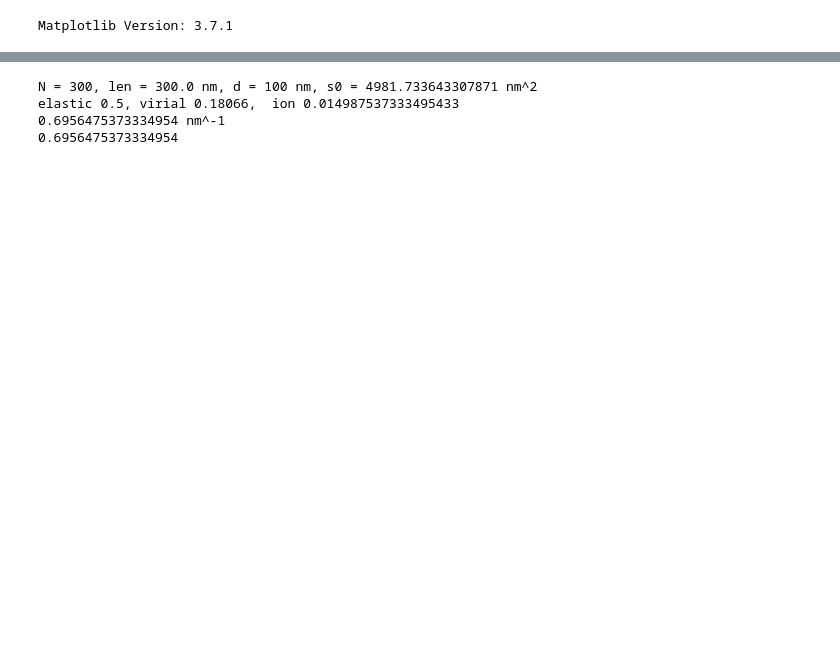
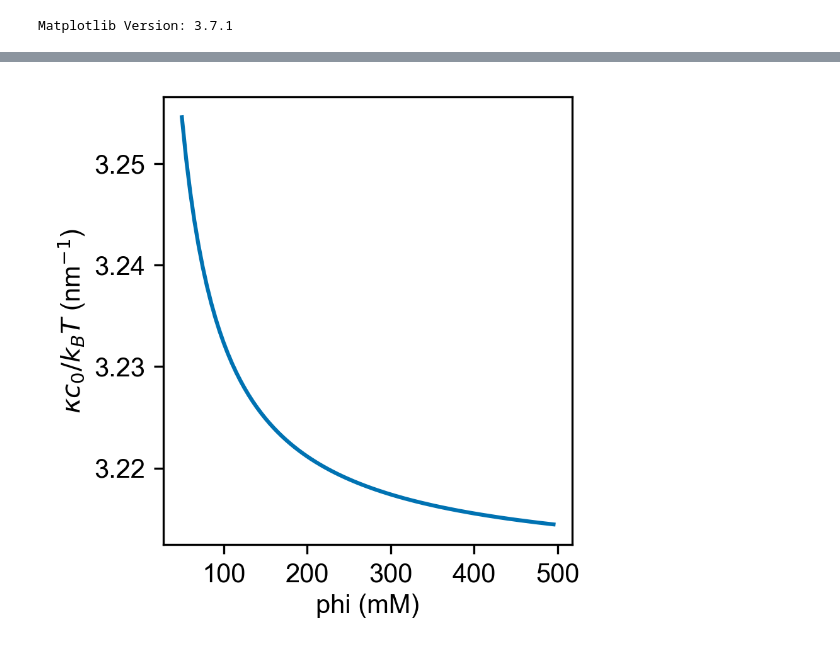
Before and after one commit to RangamaniLabUCSD/2023-IDP-bending, a Jupyter notebook: model.ipynb, the cells around one changed output, grey strips where cells are left out. Drawn from its saved outputs; the diff is of its cells as text; code cells hidden in the pictures; blank space fills up the shorter version.

```diff
--- a/model.ipynb
+++ b/model.ipynb
@@ -80,7 +61,9 @@ def computeForce(
         float: _description_
     """
     if N * a < d:
-        raise RuntimeError(f"Protein thickness (d={d}) is greater than stretched polymer (Na={N*a})")
+        raise RuntimeError(
+            f"Protein thickness (d={d}) is greater than stretched polymer (Na={N*a})"
+        )
 
     cp = milliMolarToNumberDensity(cp)
     phi = milliMolarToNumberDensity(phi)
@@ -96,16 +79,18 @@ def computeForce(
         if verbose:
             print(f"N = {N}, len = {N*a} nm, d = {d} nm, s0 = {s0} nm^2")
 
-        F_elastic = 1.5 / (cp * s0 * a * a)  # (in units of kBT) elastic energy of the chain
+        F_elastic = 1.5 / (
+            cp * s0 * a * a
+        )  # (in units of kBT) elastic energy of the chain
 
         F_virial = (A * cp * cp + B * cp * cp * cp) * s0
 
         if phi == 0:
             F_ion = 0
         else:
-            acop = alpha*cp/phi
-            sopacop2 = np.sqrt(1+acop*acop)
-            F_ion = (-(sopacop2-1)*phi - alpha*cp*np.log(sopacop2 - acop)) * s0
+            acop = alpha * cp / phi
+            sopacop2 = np.sqrt(1 + acop * acop)
+            F_ion = (-(sopacop2 - 1) * phi - alpha * cp * np.log(sopacop2 - acop)) * s0
 
     if verbose:
         print(f"elastic {F_elastic}, virial {F_virial},  ion {F_ion}")
@@ -226,36 +425,33 @@ plt.close(fig)
-# %%
-print(computeForce(cp=1, phi=1, i=1, a=1.0, alpha=0.1, A=100, B=0, N=300, d=100, verbose=True))
-# %% [output]
-N = 300, len = 300.0 nm, d = 100 nm, s0 = 4981.733643307871 nm^2
-elastic 0.5, virial 0.18066,  ion 0.014987537333495433
-0.6956475373334954 nm^-1
-0.6956475373334954
 # %%
-show_figs = False
+show_figs = True
 curr_fig_path = Path("Figures")
 curr_fig_path.mkdir(parents=True, exist_ok=True)
 
-cps = np.arange(0, 500, 5)
-kcc0 = np.zeros(len(cps))
+phis = np.arange(50, 500, 5)
+kcc0 = np.zeros(len(phis))
 
-for i, cp in enumerate(cps):
-    kcc0[i] = computeForce(cp=cp, phi=0, i=1, a=1.0, alpha=0.1, A=100, B=0, N=300, d=300)
+for i, phi in enumerate(phis):
+    kcc0[i] = computeForce(
+        cp=150, phi=phi, i=1, a=1.0, alpha=0.1, A=10, B=0, N=300, d=100
+    )
 
 fig, ax = plt.subplots(1, 1, figsize=(3, 3))
 
-ax.plot(cps, kcc0)
+ax.plot(phis, kcc0)
 
-ax.set_xlabel(r"cp (mM)")
+ax.set_xlabel(r"phi (mM)")
 ax.set_ylabel(r"$\kappa c_0/k_BT$ (nm$^{-1}$)")
 fig.tight_layout()
 
-figName = f"varied_cp"
+figName = f"varied_phis"
 
-fig.savefig(curr_fig_path/f"{figName}.png", format="png")
-fig.savefig(curr_fig_path/f"{figName}.pdf", format="pdf")
+fig.savefig(curr_fig_path / f"{figName}.png", format="png")
+fig.savefig(curr_fig_path / f"{figName}.pdf", format="pdf")
 
 if show_figs:
     plt.show()
 fig.clear()
 plt.close(fig)
+# %% [output]
+[figure, added]
 # %%
```
Also changed, not shown: parts of 16 cells of this notebook, 11 other files.
